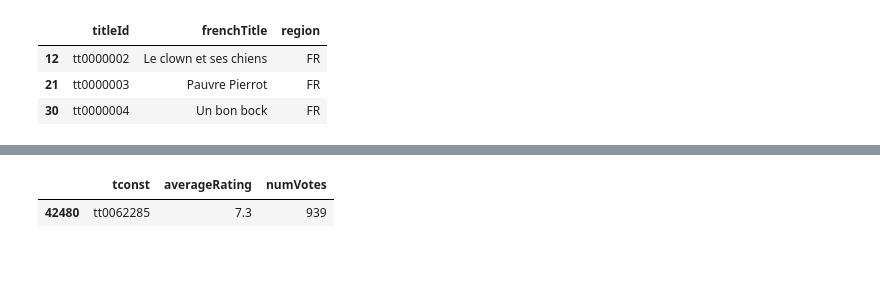
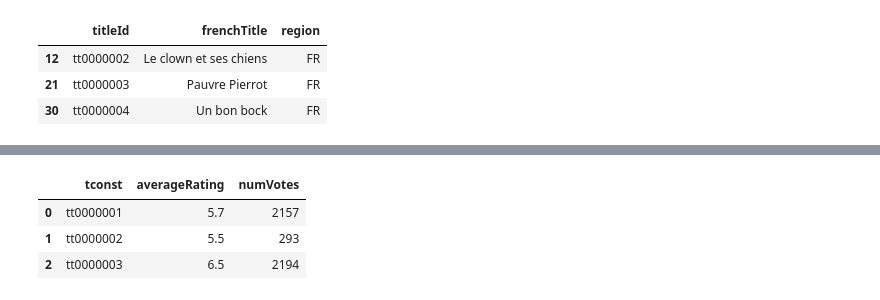
Before and after one commit to Idumii/WildCodeSchool-Projet2, a Jupyter notebook: base.ipynb, the cells around one changed output, grey strips where cells are left out. Drawn from its saved outputs; the diff is of its cells as text; code cells hidden in the pictures; blank space fills up the shorter version.

```diff
--- a/base.ipynb
+++ b/base.ipynb
@@ -245,7 +215,8 @@ df_filtered_french_title
 # %%
-# Votes differents entre les deux df
 df_title_ratings = pd.read_csv(link_title_ratings, sep="\t", low_memory=False)
-df_title_ratings[df_title_ratings['tconst'] == 'tt0062285']
+df_title_ratings.head(3)
 # %% [output]
 |  | tconst | averageRating | numVotes |
-| 42480 | tt0062285 | 7.3 | 939 |
+| 0 | tt0000001 | 5.7 | 2157 |
+| 1 | tt0000002 | 5.5 | 293 |
+| 2 | tt0000003 | 6.5 | 2194 |
```
Also changed, not shown: parts of 21 cells of this notebook.
